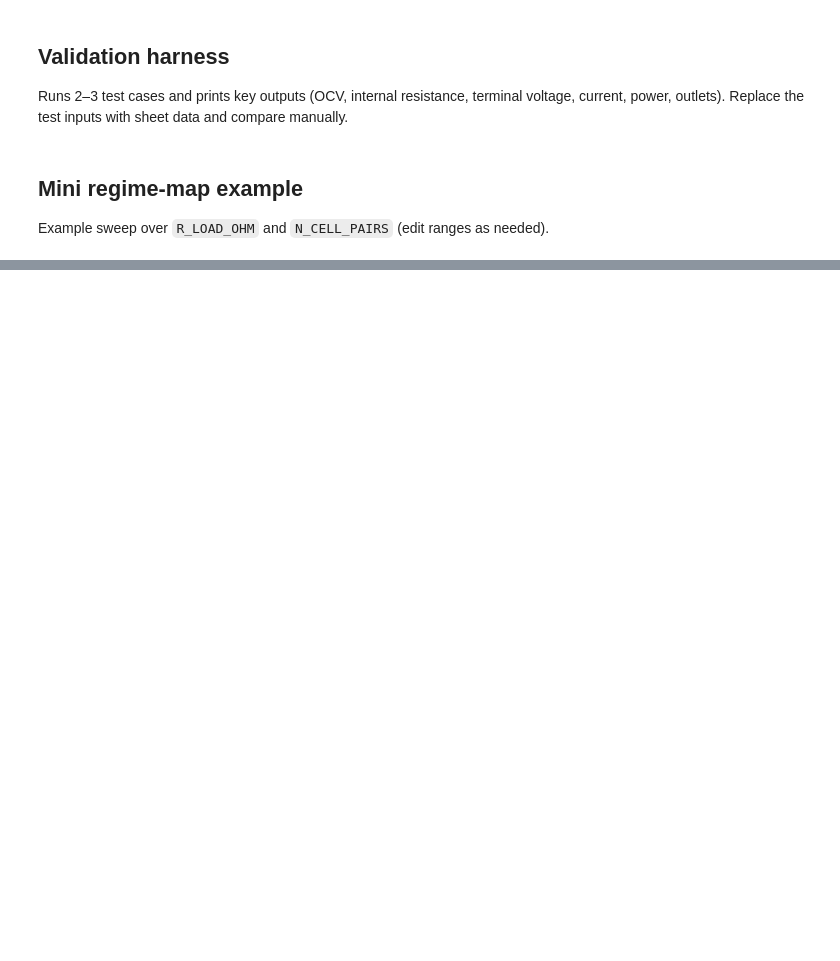
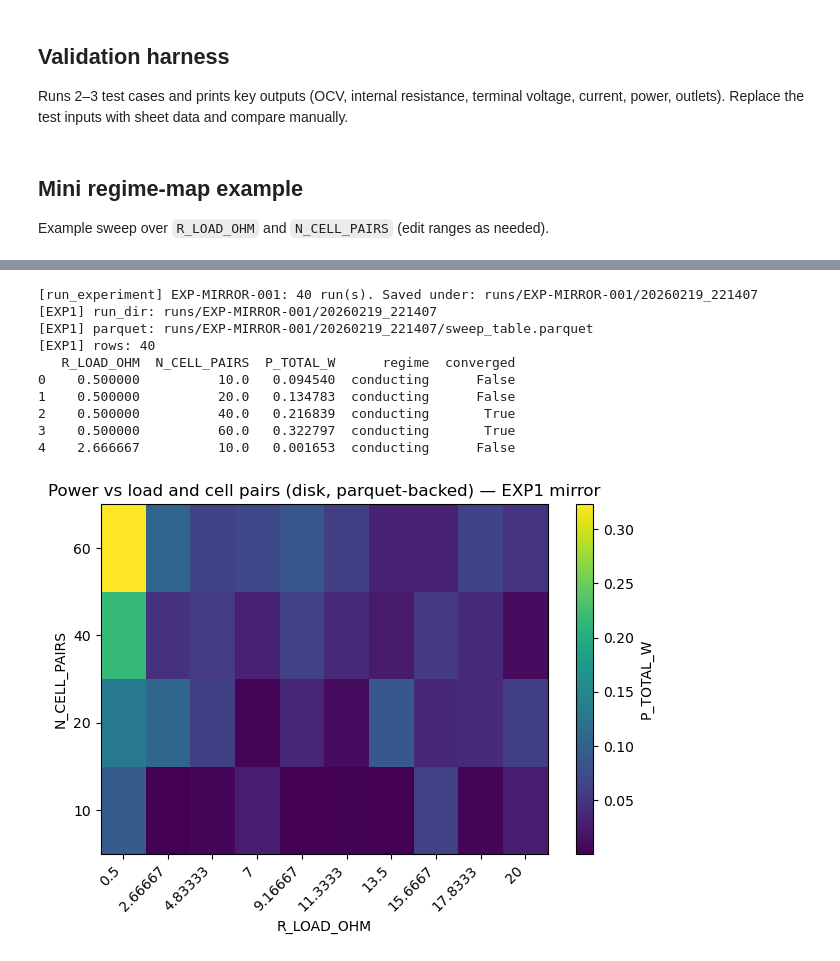
Before and after one commit to blueleaflabs/osmoflux, a Jupyter notebook: OsmoFlux.ipynb, the cells around one changed output, grey strips where cells are left out. Drawn from its saved outputs; the diff is of its cells as text; code cells hidden in the pictures; blank space fills up the shorter version.

```diff
--- a/OsmoFlux.ipynb
+++ b/OsmoFlux.ipynb
@@ -1997,0 +2572,56 @@ heatmap_from_df(
+# %%
+# -------------------------
+# EXPERIMENT 1 (legacy) — harness mirror
+# Power vs load and cell pairs (1D, fixed load)
+# -------------------------
+GLOBAL_MODE = "fixed_load"
+
+spec_exp1 = SweepSpec(
+    var1="R_LOAD_OHM",
+    var1_values=np.linspace(0.5, 20.0, 10),
+    var2="N_CELL_PAIRS",
+    var2_values=np.array([10, 20, 40, 60], dtype=float),
+)
+
+# Legacy baseline: fixed_params=base
+try:
+    base_legacy = base
+except NameError:
+    base_legacy = DesignInputs()
+
+# Convert baseline DesignInputs -> base_overrides dict (field-for-field)
+base_overrides_exp1 = {k: getattr(base_legacy, k) for k in DesignInputs.__dataclass_fields__.keys()}
+
+spec_h_exp1 = ExperimentSpec(
+    experiment_id="EXP-MIRROR-001",
+    description="Mirror of legacy Experiment 1: R_LOAD_OHM x N_CELL_PAIRS (which=1d, fixed_load) using baseline 'base'.",
+    base_overrides=base_overrides_exp1,
+    which="1d",
+    mode="fixed_load",
+    sweep=Sweep2D(var1="R_LOAD_OHM", var1_values=spec_exp1.var1_values, var2="N_CELL_PAIRS", var2_values=spec_exp1.var2_values),
+)
+
+_ = run_experiment(spec_h_exp1, make_plots=False, save=True, save_points=False)
+
+run_dir = _latest_run_dir(spec_h_exp1.experiment_id)
+env, df_exp1, pq = _load_env_and_table(run_dir)
+
+print("[EXP1] run_dir:", run_dir)
+print("[EXP1] parquet:", pq)
+print("[EXP1] rows:", len(df_exp1))
+print(df_exp1[["R_LOAD_OHM", "N_CELL_PAIRS", "P_TOTAL_W", "regime", "converged"]].head())
+
+heatmap_from_df(df_exp1, x="R_LOAD_OHM", y="N_CELL_PAIRS", z="P_TOTAL_W",
+                title="Power vs load and cell pairs (disk, parquet-backed) — EXP1 mirror")
+# %% [output]
+[run_experiment] EXP-MIRROR-001: 40 run(s). Saved under: runs/EXP-MIRROR-001/20260219_221407
+[EXP1] run_dir: runs/EXP-MIRROR-001/20260219_221407
+[EXP1] parquet: runs/EXP-MIRROR-001/20260219_221407/sweep_table.parquet
+[EXP1] rows: 40
+   R_LOAD_OHM  N_CELL_PAIRS  P_TOTAL_W      regime  converged
+0    0.500000          10.0   0.094540  conducting      False
+1    0.500000          20.0   0.134783  conducting      False
+2    0.500000          40.0   0.216839  conducting       True
+3    0.500000          60.0   0.322797  conducting       True
+4    2.666667          10.0   0.001653  conducting      False
+[figure, added]
```
Also changed, not shown: parts of 29 cells of this notebook.
